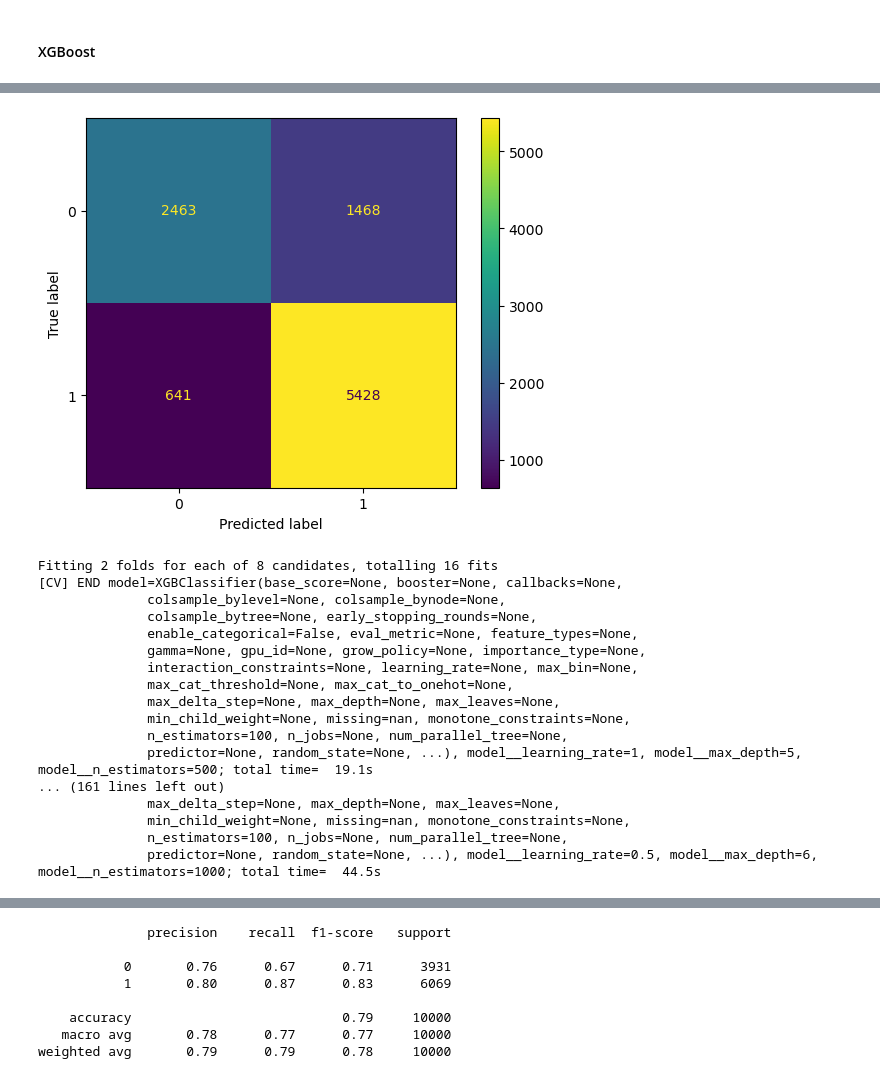
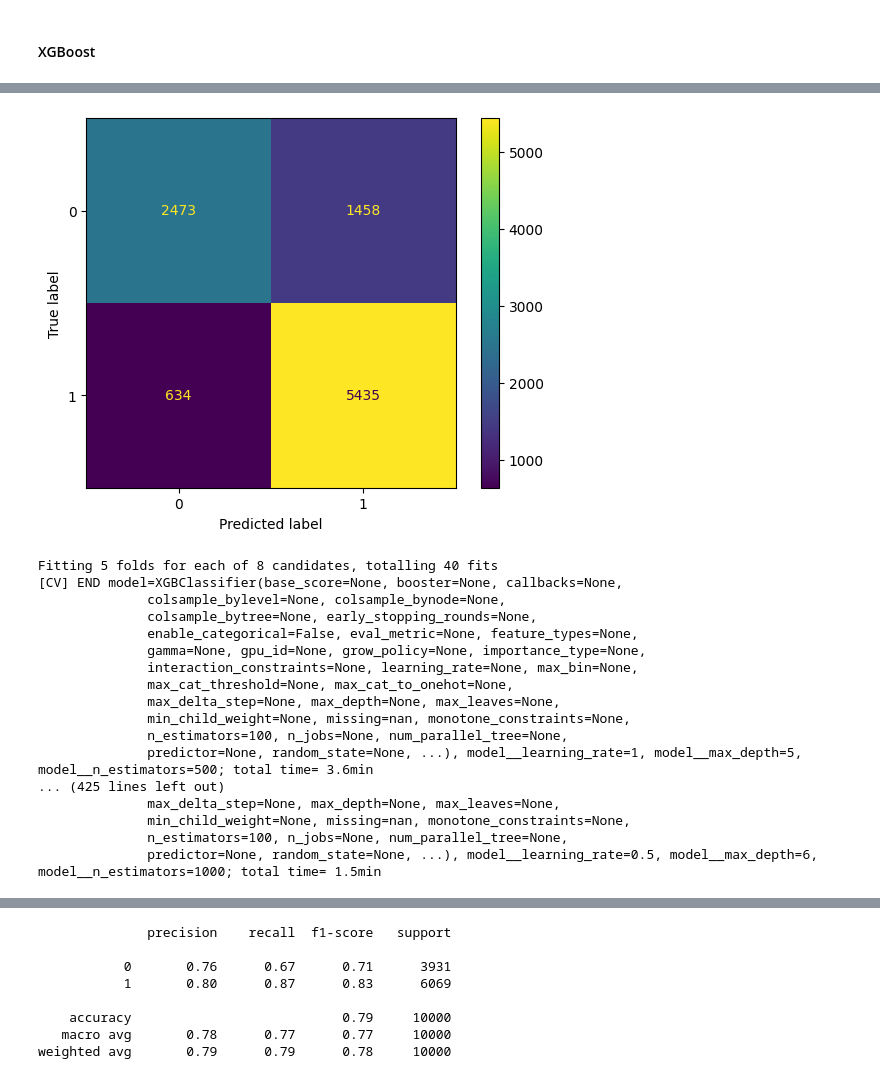
Before and after one commit to b8luong/Amazon-Reviews-Capstone, a Jupyter notebook: Basic Modeling.ipynb, the cells around one changed output, grey strips where cells are left out. Drawn from its saved outputs; the diff is of its cells as text; code cells hidden in the pictures.

```diff
--- a/Basic Modeling.ipynb
+++ b/Basic Modeling.ipynb
@@ -687,7 +716,7 @@ print(classification_report(y_test_sample, y_pred))
 # %%
-ConfusionMatrixDisplay.from_estimator(grid, X_test_scaled2, y_test_sample);
+ConfusionMatrixDisplay.from_estimator(grid_XGB, X_test_scaled2, y_test_sample);
 # %% [output]
-[figure, old version]
+[figure, new version]
 # %%
 estimators = [('model', XGBClassifier())]
 
@@ -700,10 +729,10 @@ param_grid = {
     'model__n_estimators': [500, 1000],
 }
 
-grid2 = GridSearchCV(pipe, param_grid, cv=2, verbose=2)
-fittedgrid2 = grid2.fit(X_remainder_scaled, y_remainder_sample)
+grid_XGB2 = GridSearchCV(pipe, param_grid, cv=5, verbose=2)
+fittedgrid_XGB2 = grid_XGB2.fit(X_remainder_scaled, y_remainder_sample)
 # %% [output]
-Fitting 2 folds for each of 8 candidates, totalling 16 fits
+Fitting 5 folds for each of 8 candidates, totalling 40 fits
 [CV] END model=XGBClassifier(base_score=None, booster=None, callbacks=None,
               colsample_bylevel=None, colsample_bynode=None,
               colsample_bytree=None, early_stopping_rounds=None,
@@ -714,11 +743,11 @@ Fitting 2 folds for each of 8 candidates, totalling 16 fits
               max_delta_step=None, max_depth=None, max_leaves=None,
               min_child_weight=None, missing=nan, monotone_constraints=None,
               n_estimators=100, n_jobs=None, num_parallel_tree=None,
-              predictor=None, random_state=None, ...), model__learning_rate=1, model__max_depth=5, model__n_estimators=500; total time=  19.1s
-... (161 lines left out)
+              predictor=None, random_state=None, ...), model__learning_rate=1, model__max_depth=5, model__n_estimators=500; total time= 3.6min
+... (425 lines left out)
               max_delta_step=None, max_depth=None, max_leaves=None,
               min_child_weight=None, missing=nan, monotone_constraints=None,
               n_estimators=100, n_jobs=None, num_parallel_tree=None,
-              predictor=None, random_state=None, ...), model__learning_rate=0.5, model__max_depth=6, model__n_estimators=1000; total time=  44.5s
+              predictor=None, random_state=None, ...), model__learning_rate=0.5, model__max_depth=6, model__n_estimators=1000; total time= 1.5min
 # %%
 # Get the best parameters and score
```
Also changed, not shown: parts of 10 cells of this notebook.
